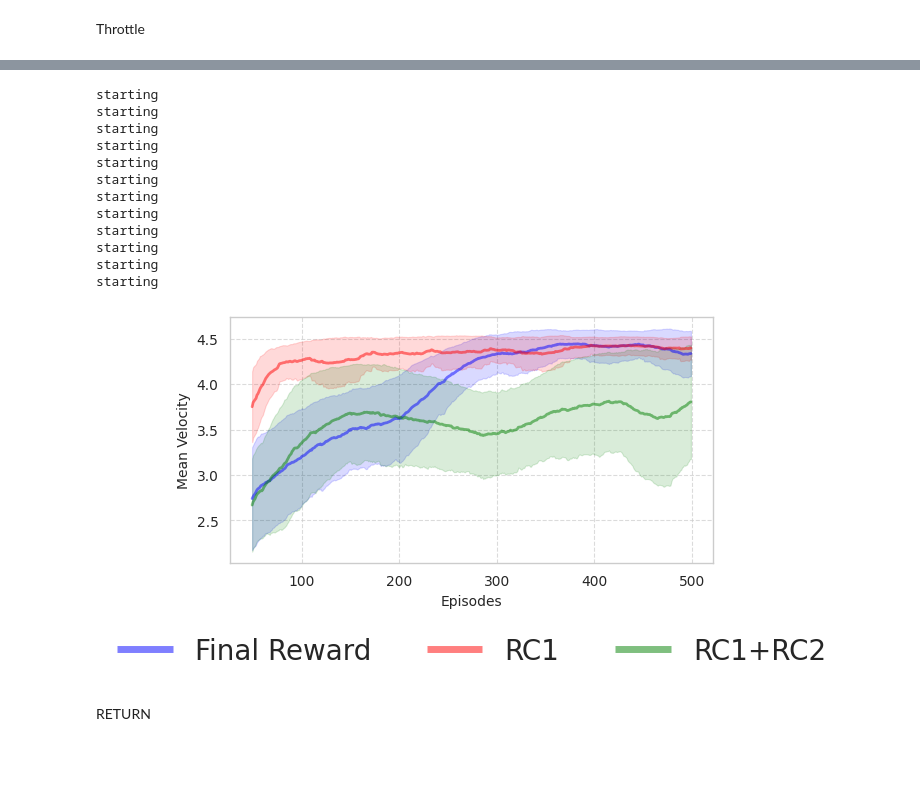
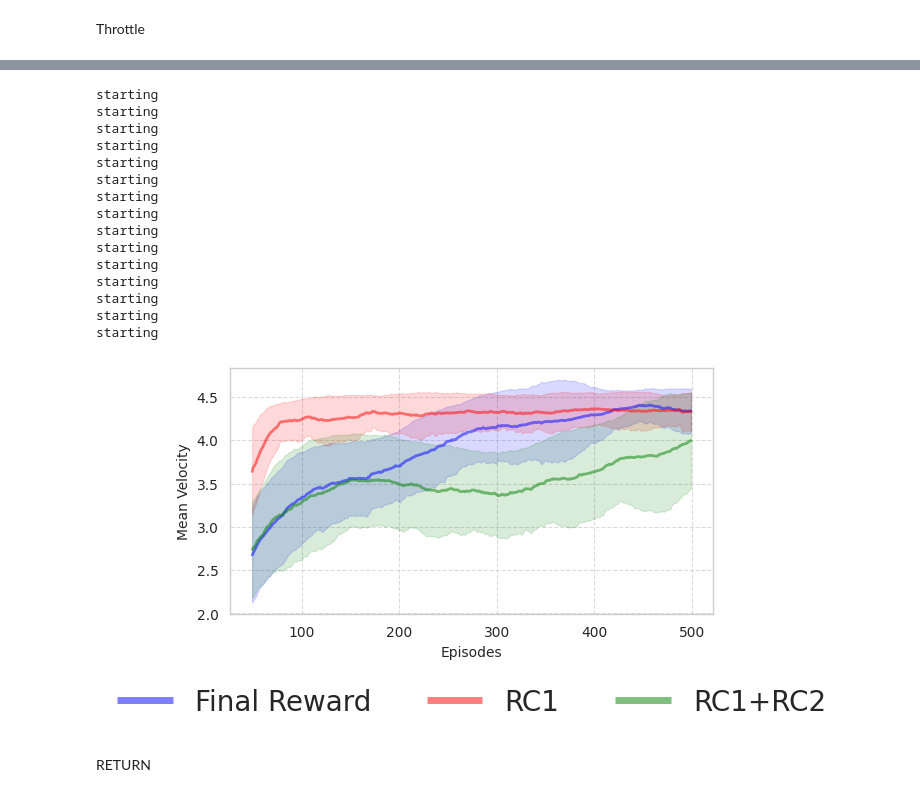
Before and after one commit to shilpa2301/QRSAC, a Jupyter notebook: debug_plots/debug_plots_combined.ipynb, the cells around one changed output, grey strips where cells are left out. Saved outputs shown, nothing was run; the diff lists cells and outputs as text; code cells hidden in the pictures; blank space fills up the shorter version.

```diff
--- a/debug_plots/debug_plots_combined.ipynb
+++ b/debug_plots/debug_plots_combined.ipynb
@@ -286,7 +286,7 @@ returns_r1_mean = np.mean(returns_1, axis=0)
 returns_r1_std = np.std(returns_1, axis=0)
 
 returns_2 = []
-for idx in range(1,5):
+for idx in range(1,6):
     reward_type = "rew3"
     # env_type = "track"
     env_type = "road"
@@ -298,7 +298,7 @@ returns_r2_mean = np.mean(returns_2, axis=0)
 returns_r2_std = np.std(returns_2, axis=0)
 
 returns_3 = []
-for idx in range(1,4):
+for idx in range(1,6):
     reward_type = "rew4"
     # env_type = "track"
     env_type = "road"
@@ -446,7 +449,7 @@ returns_r1_mean = np.mean(returns_1, axis=0)
 returns_r1_std = np.std(returns_1, axis=0)
 
 returns_2 = []
-for idx in range(1,5):
+for idx in range(1,6):
     reward_type = "rew3"
     # env_type = "track"
     env_type = "road"
@@ -458,38 +461,41 @@ returns_r2_mean = np.mean(returns_2, axis=0)
 returns_r2_std = np.std(returns_2, axis=0)
 
 returns_3 = []
-for idx in range(1,4):
+for idx in range(1,6):
     reward_type = "rew4"
     # env_type = "track"
     env_type = "road"
     log_num = str(idx)
     log_file_path = f"/home/smukh039/work/QRSAC/debug_logs_to_plot/generated_road/debug_{env_type}_{reward_type}_{log_num}.log"
     # log_file_path = f"/home/smukh039/work/QRSAC/debug_logs_to_plot/generated_track/debug_{env_type}_{reward_type}_{log_num}.log"
     returns_3.append(get_returns(reward_type, log_num, env_type, log_file_path)) #[:100])
 returns_r3_mean = np.mean(returns_3, axis=0)
 returns_r3_std = np.std(returns_3, axis=0)
 
 WIN_SIZE=50
 means_r1, stds_r1 = smoothen(returns_r1_mean, WIN_SIZE), smoothen(returns_r1_std, WIN_SIZE)
 means_r2, stds_r2 = smoothen(returns_r2_mean, WIN_SIZE), smoothen(returns_r2_std, WIN_SIZE)
 means_r3, stds_r3 = smoothen(returns_r3_mean, WIN_SIZE), smoothen(returns_r3_std, WIN_SIZE)
 # print(means_r3)
 means, stds = (means_r1, means_r2, means_r3), (stds_r1, stds_r2, stds_r3)
 generate_plot(means, stds, "result_plot")
 # %% [output]
 starting
 starting
 starting
 starting
 starting
 starting
 starting
 starting
 starting
 starting
 starting
 starting
+starting
+starting
+starting
-[figure, old version]
+[figure, new version]
 # %% [markdown]
 RETURN
 # %% [markdown]
```
Also changed, not shown: parts of 4 cells of this notebook, 8 other files.
